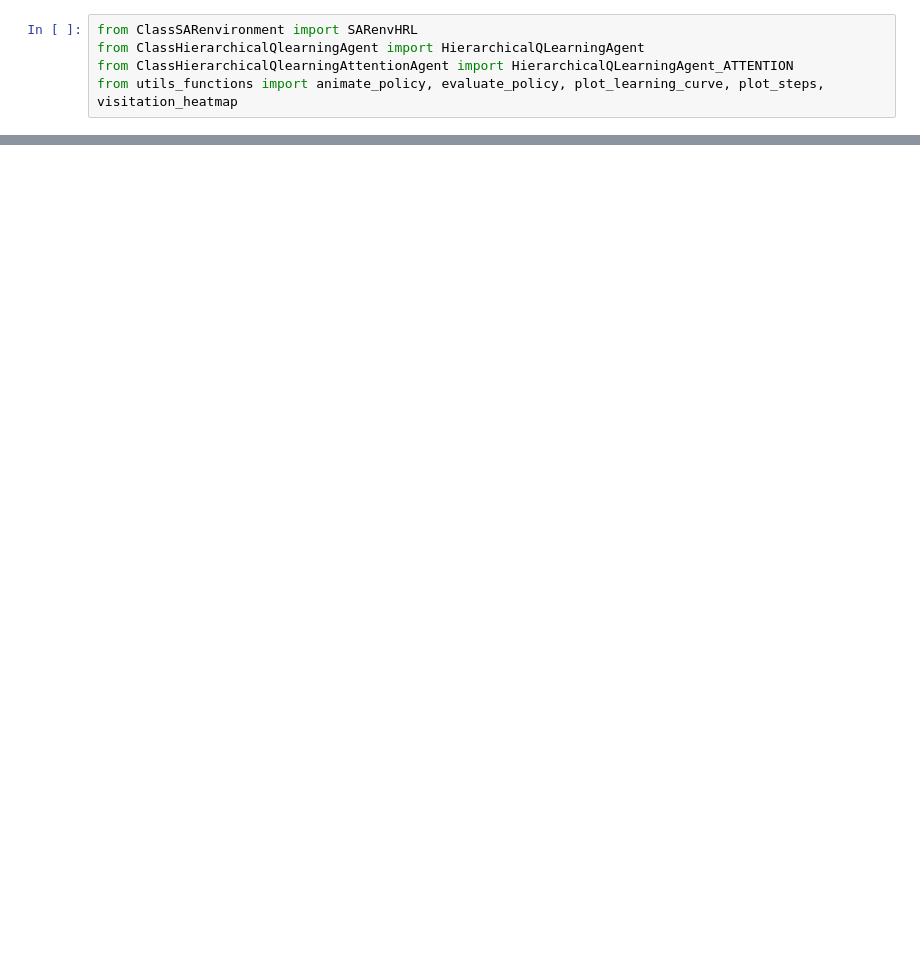
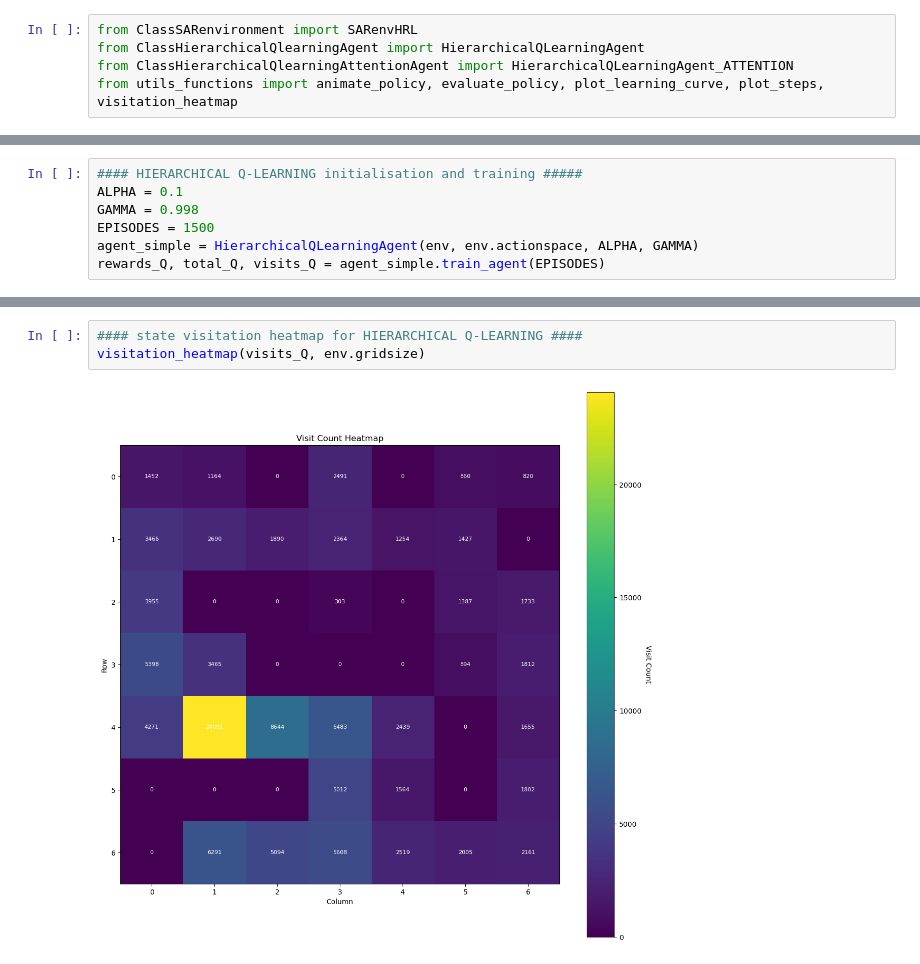
Before and after one commit to dimipan/HRL-LLM, a Jupyter notebook: hierarchical/training_main.ipynb, the cells around one changed output, grey strips where cells are left out. Drawn from its saved outputs; the diff is of its cells as text; blank space fills up the shorter version.

Commit message:
train main done for hierarchical

```diff
--- a/hierarchical/training_main.ipynb
+++ b/hierarchical/training_main.ipynb
@@ -24,2 +25,9 @@ env = SARenvHRL(gridsize, startState, victimStates, ditches, fires, POIs, infoLo
 Initialization complete.
 [figure]
+# %%
+#### HIERARCHICAL Q-LEARNING initialisation and training #####
+ALPHA = 0.1
+GAMMA = 0.998
+EPISODES = 1500
+agent_simple = HierarchicalQLearningAgent(env, env.actionspace, ALPHA, GAMMA)
+rewards_Q, total_Q, visits_Q = agent_simple.train_agent(EPISODES)
@@ -25,0 +126,5 @@ Initialization complete.
+# %%
+#### state visitation heatmap for HIERARCHICAL Q-LEARNING ####
+visitation_heatmap(visits_Q, env.gridsize)
+# %% [output]
+[figure, added]
```
Also changed, not shown: parts of 7 cells of this notebook, 2 other files.
